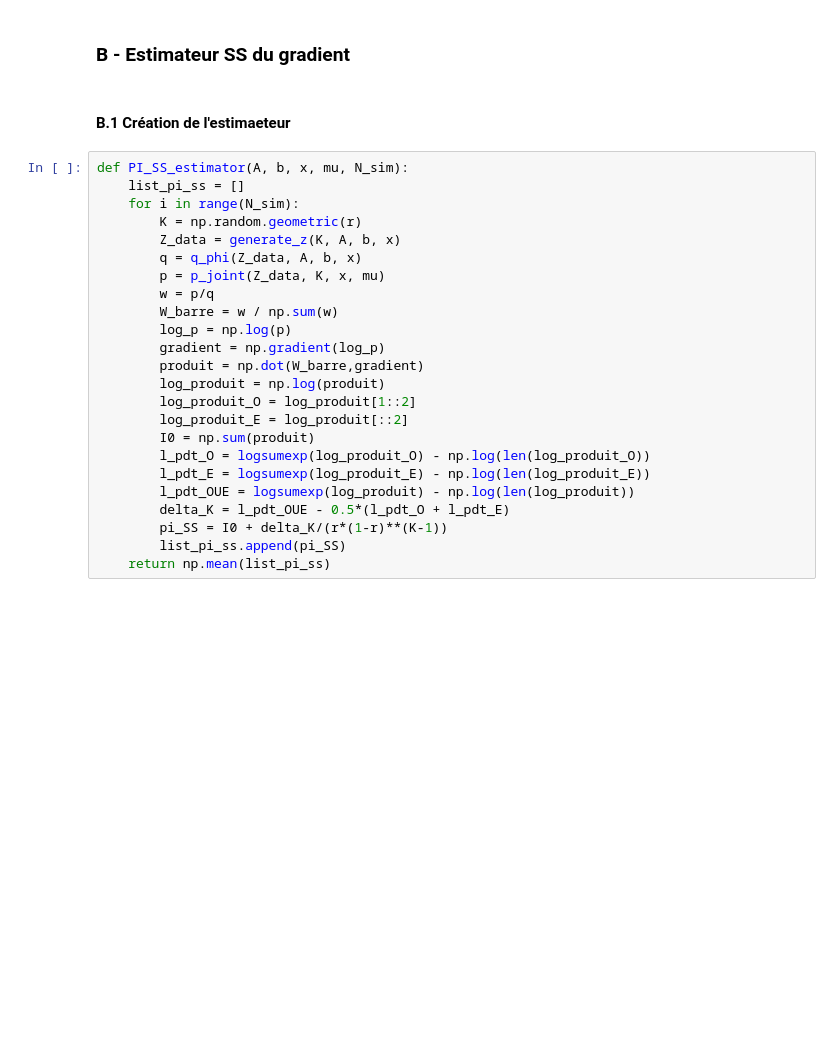
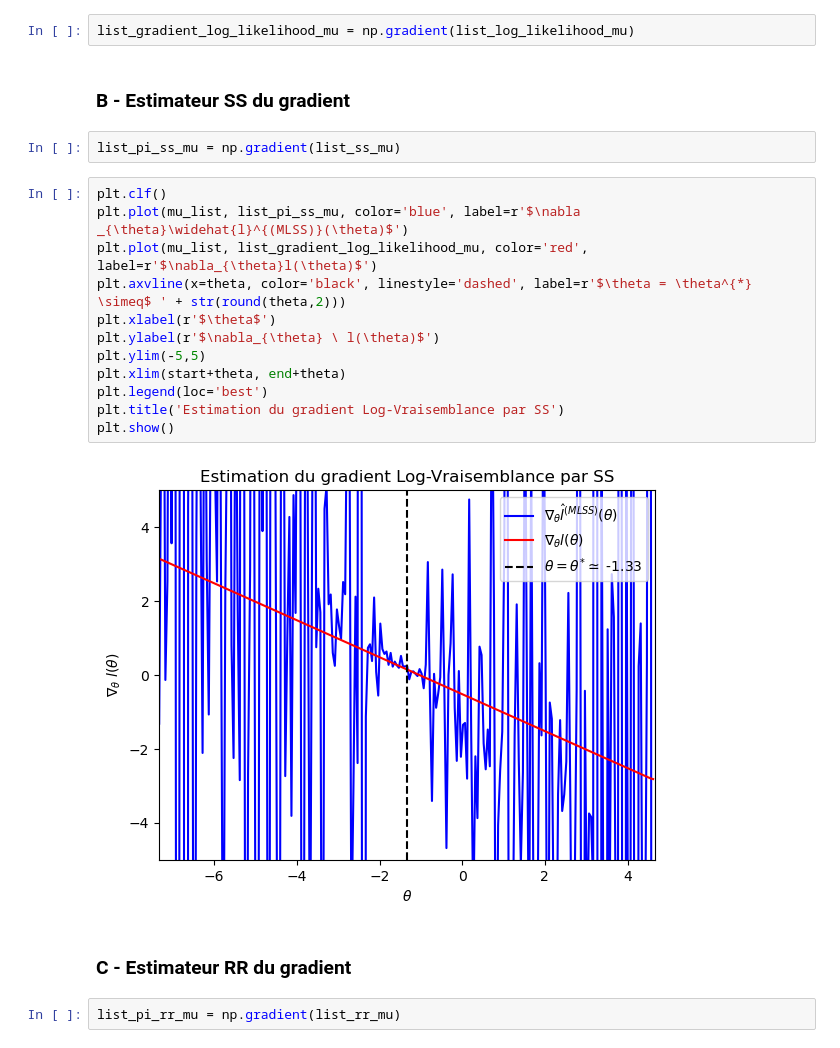
Before and after one commit to RyanSAMAMA/SMC_unbiaised_gradient, a Jupyter notebook: test_code_ryan.ipynb, the cells around one changed output. Saved outputs shown, nothing was run; the diff lists cells and outputs as text; blank space fills up the shorter version.

Commit message:
gradient SS + gradient RR

```diff
--- a/test_code_ryan.ipynb
+++ b/test_code_ryan.ipynb
@@ -298,28 +297,24 @@ Dans cette partie nous allons estimer $\nabla_{\theta} \ l(\theta) = \nabla_{\th
+# %%
+list_gradient_log_likelihood_mu = np.gradient(list_log_likelihood_mu)
 # %% [markdown]
 ### B - Estimateur SS du gradient
-# %% [markdown]
-#### B.1 Création de l'estimaeteur
-# %%
-def PI_SS_estimator(A, b, x, mu, N_sim):
-    list_pi_ss = []
-    for i in range(N_sim):
-        K = np.random.geometric(r)
-        Z_data = generate_z(K, A, b, x)
-        q = q_phi(Z_data, A, b, x)
-        p = p_joint(Z_data, K, x, mu)
-        w = p/q
-        W_barre = w / np.sum(w)
-        log_p = np.log(p)
-        gradient = np.gradient(log_p)
-        produit = np.dot(W_barre,gradient)
-        log_produit = np.log(produit)
-        log_produit_O = log_produit[1::2]
-        log_produit_E = log_produit[::2]
-        I0 = np.sum(produit)
-        l_pdt_O = logsumexp(log_produit_O) - np.log(len(log_produit_O))
-        l_pdt_E = logsumexp(log_produit_E) - np.log(len(log_produit_E))
-        l_pdt_OUE = logsumexp(log_produit) - np.log(len(log_produit))
-        delta_K = l_pdt_OUE - 0.5*(l_pdt_O + l_pdt_E)
-        pi_SS = I0 + delta_K/(r*(1-r)**(K-1))
-        list_pi_ss.append(pi_SS)
-    return np.mean(list_pi_ss)
+# %%
+list_pi_ss_mu = np.gradient(list_ss_mu)
+# %%
+plt.clf()
+plt.plot(mu_list, list_pi_ss_mu, color='blue', label=r'$\nabla _{\theta}\widehat{l}^{(MLSS)}(\theta)$')
+plt.plot(mu_list, list_gradient_log_likelihood_mu, color='red', label=r'$\nabla_{\theta}l(\theta)$')
+plt.axvline(x=theta, color='black', linestyle='dashed', label=r'$\theta = \theta^{*} \simeq$ ' + str(round(theta,2)))
+plt.xlabel(r'$\theta$')
+plt.ylabel(r'$\nabla_{\theta} \ l(\theta)$')
+plt.ylim(-5,5)
+plt.xlim(start+theta, end+theta)
+plt.legend(loc='best')
+plt.title('Estimation du gradient Log-Vraisemblance par SS')
+plt.show()
+# %% [output]
+[figure, added]
+# %% [markdown]
+### C - Estimateur RR du gradient
+# %%
+list_pi_rr_mu = np.gradient(list_rr_mu)
```
Also changed, not shown: parts of 11 cells of this notebook.
